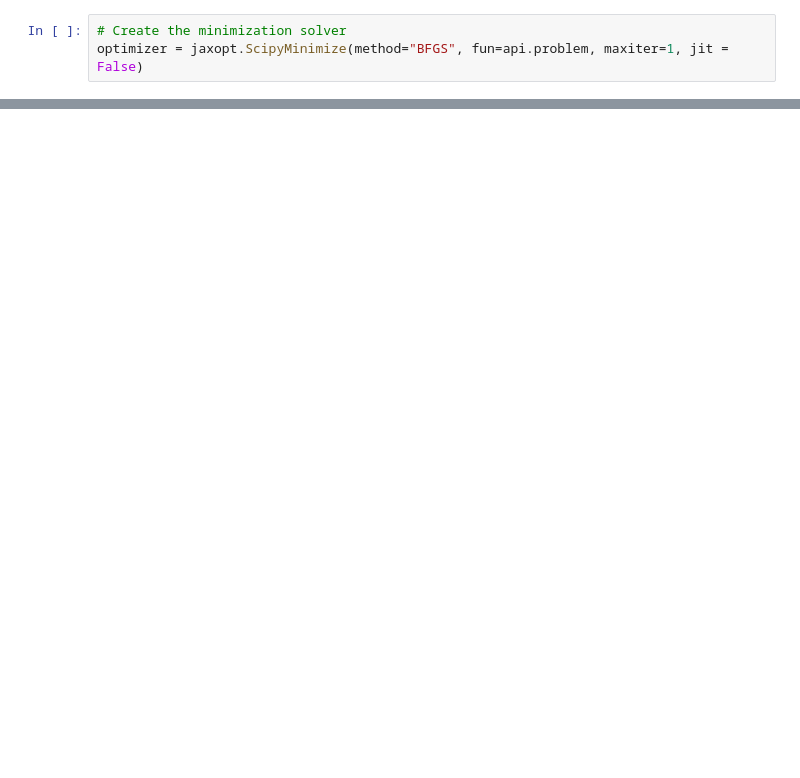
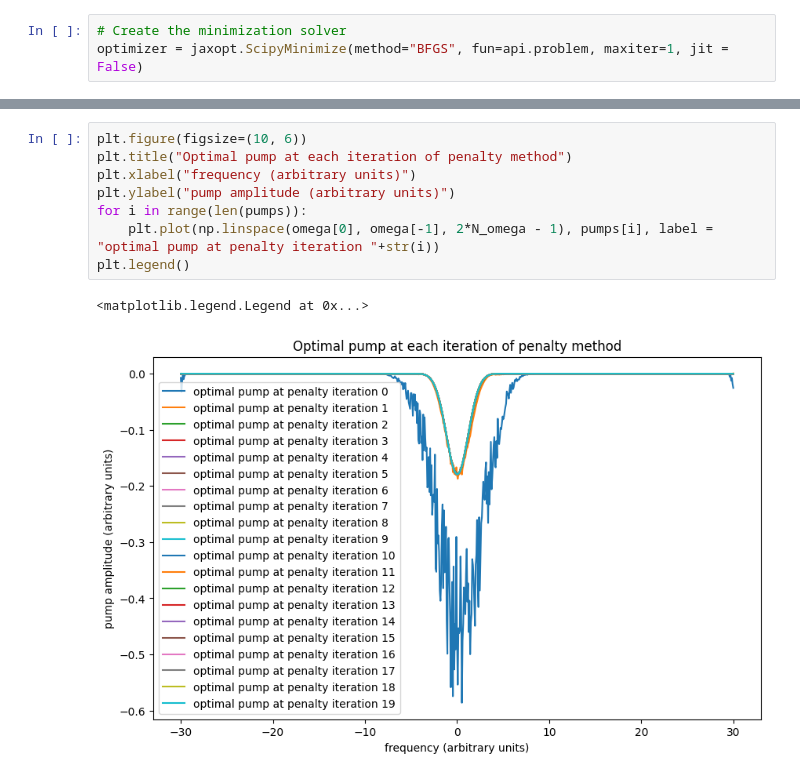
Before and after one commit to JQZ1111/quad_prop, a Jupyter notebook: demonstration.ipynb, the cells around one changed output, grey strips where cells are left out. Drawn from its saved outputs; the diff is of its cells as text; blank space fills up the shorter version.

```diff
--- a/demonstration.ipynb
+++ b/demonstration.ipynb
@@ -51,0 +64,11 @@ KeyboardInterrupt:
+# %%
+plt.figure(figsize=(10, 6))
+plt.title("Optimal pump at each iteration of penalty method")
+plt.xlabel("frequency (arbitrary units)")
+plt.ylabel("pump amplitude (arbitrary units)")
+for i in range(len(pumps)):
+    plt.plot(np.linspace(omega[0], omega[-1], 2*N_omega - 1), pumps[i], label = "optimal pump at penalty iteration "+str(i))
+plt.legend()
+# %% [output]
+<matplotlib.legend.Legend at 0x...>
+[figure, added]
```
Also changed, not shown: parts of 4 cells of this notebook, 1 other file.
